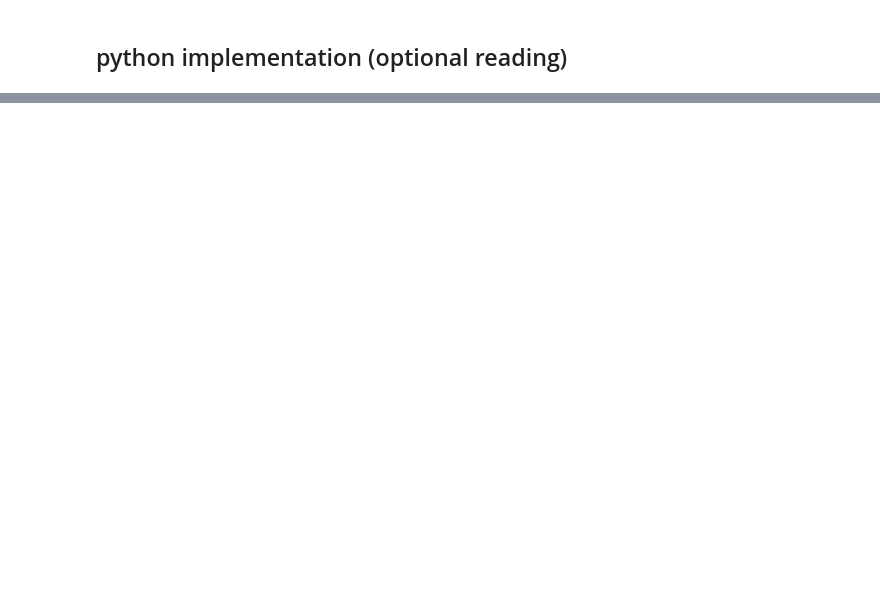
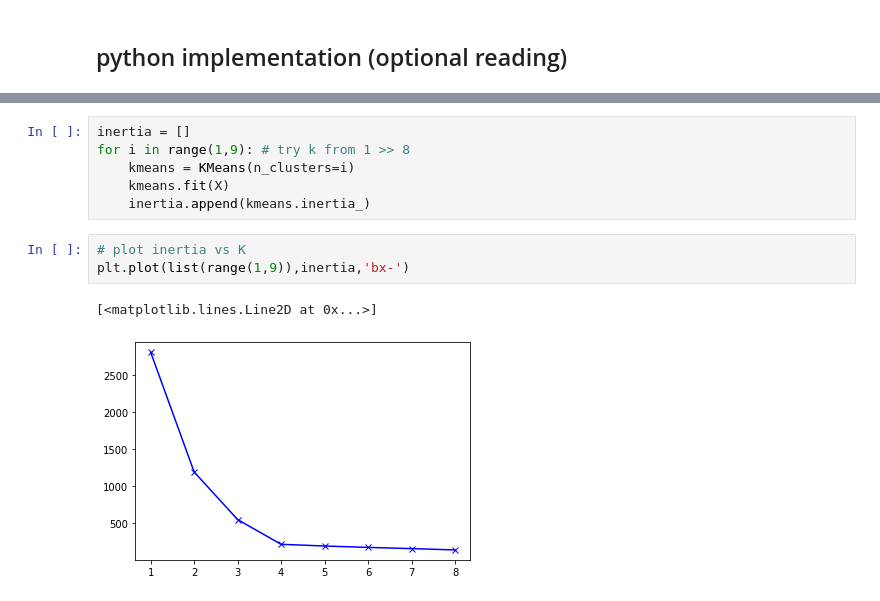
Before and after one commit to Mohamed209/machine-learning-course, a Jupyter notebook: Chapter_5_unsupervised_learning/1_Clustering/How K-means Clustering Works.ipynb, the cells around one changed output, grey strips where cells are left out. Saved outputs shown, nothing was run; the diff lists cells and outputs as text; blank space fills up the shorter version.

```diff
--- a/Chapter_5_unsupervised_learning/1_Clustering/How K-means Clustering Works.ipynb
+++ b/Chapter_5_unsupervised_learning/1_Clustering/How K-means Clustering Works.ipynb
@@ -91,0 +125,12 @@ class Kmeans:
+# %%
+inertia = []
+for i in range(1,9): # try k from 1 >> 8
+    kmeans = KMeans(n_clusters=i)
+    kmeans.fit(X)
+    inertia.append(kmeans.inertia_)
+# %%
+# plot inertia vs K
+plt.plot(list(range(1,9)),inertia,'bx-')
+# %% [output]
+[<matplotlib.lines.Line2D at 0x...>]
+[figure, added]
```
Also changed, not shown: parts of 9 cells of this notebook, 5 other files.
